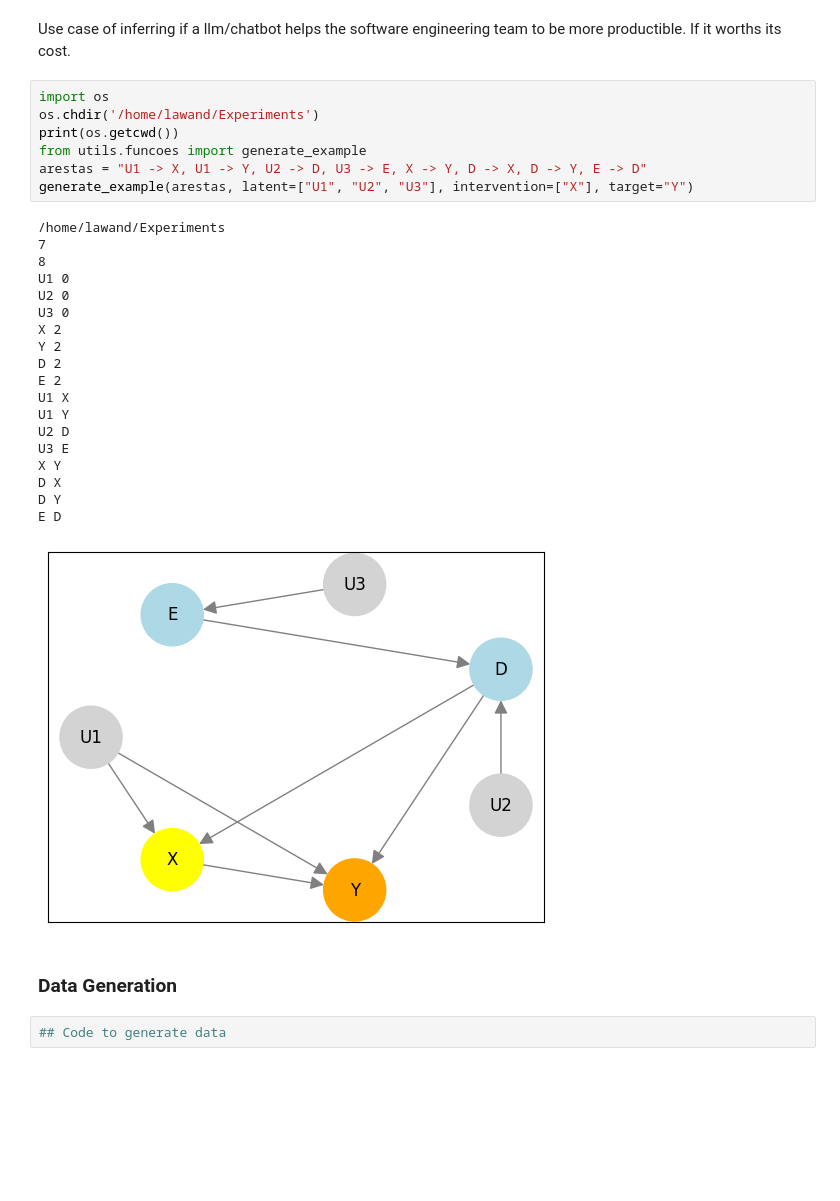
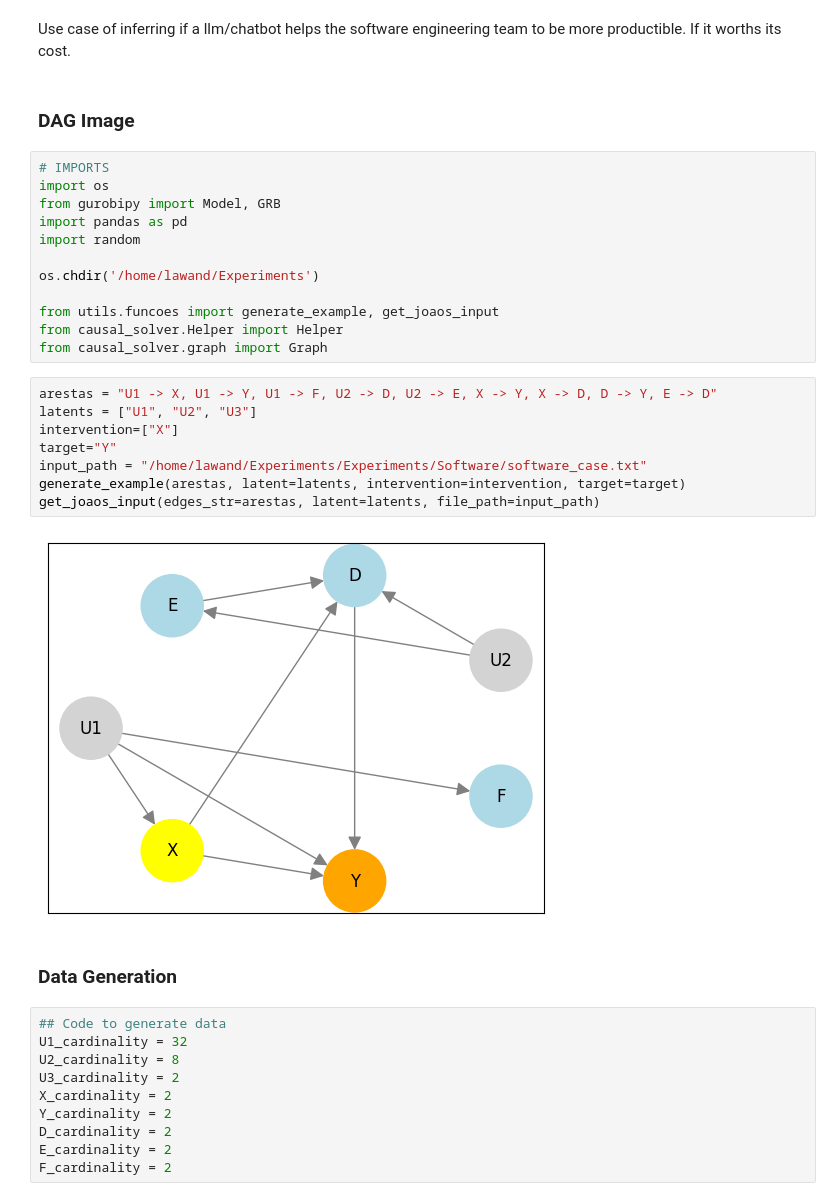
Before and after one commit to Causal-Inference-Group-C4AI/Experiments, a Jupyter notebook: Experiments/Software/software.ipynb, the cells around one changed output. Saved outputs shown, nothing was run; the diff lists cells and outputs as text; blank space fills up the shorter version.

Commit message:
Update sofwtare case

```diff
--- a/Experiments/Software/software.ipynb
+++ b/Experiments/Software/software.ipynb
@@ -2,34 +2,39 @@
 ## Software Use Case
 # %% [markdown]
 Use case of inferring if a llm/chatbot helps the software engineering team to be more productible. If it worths its cost.
+# %% [markdown]
+### DAG Image
+# %%
+# IMPORTS
+import os
+from gurobipy import Model, GRB
+import pandas as pd
+import random
+
+os.chdir('/home/lawand/Experiments')
+
+from utils.funcoes import generate_example, get_joaos_input
+from causal_solver.Helper import Helper
+from causal_solver.graph import Graph
 # %%
-import os
-os.chdir('/home/lawand/Experiments')
-print(os.getcwd())
-from utils.funcoes import generate_example
-arestas = "U1 -> X, U1 -> Y, U2 -> D, U3 -> E, X -> Y, D -> X, D -> Y, E -> D"
-generate_example(arestas, latent=["U1", "U2", "U3"], intervention=["X"], target="Y")
+arestas = "U1 -> X, U1 -> Y, U1 -> F, U2 -> D, U2 -> E, X -> Y, X -> D, D -> Y, E -> D"
+latents = ["U1", "U2", "U3"]
+intervention=["X"]
+target="Y"
+input_path = "/home/lawand/Experiments/Experiments/Software/software_case.txt"
+generate_example(arestas, latent=latents, intervention=intervention, target=target)
+get_joaos_input(edges_str=arestas, latent=latents, file_path=input_path)
 # %% [output]
-/home/lawand/Experiments
-7
-8
-U1 0
-U2 0
-U3 0
-X 2
-Y 2
-D 2
-E 2
-U1 X
-U1 Y
-U2 D
-U3 E
-X Y
-D X
-D Y
-E D
-[figure, old version]
+[figure, new version]
 # %% [markdown]
 ### Data Generation
-# %%
-## Code to generate data
+# %%
+## Code to generate data
+U1_cardinality = 32
+U2_cardinality = 8
+U3_cardinality = 2
+X_cardinality = 2
+Y_cardinality = 2
+D_cardinality = 2
+E_cardinality = 2
+F_cardinality = 2
```
Also changed, not shown: parts of 12 cells of this notebook, 1 other file.
